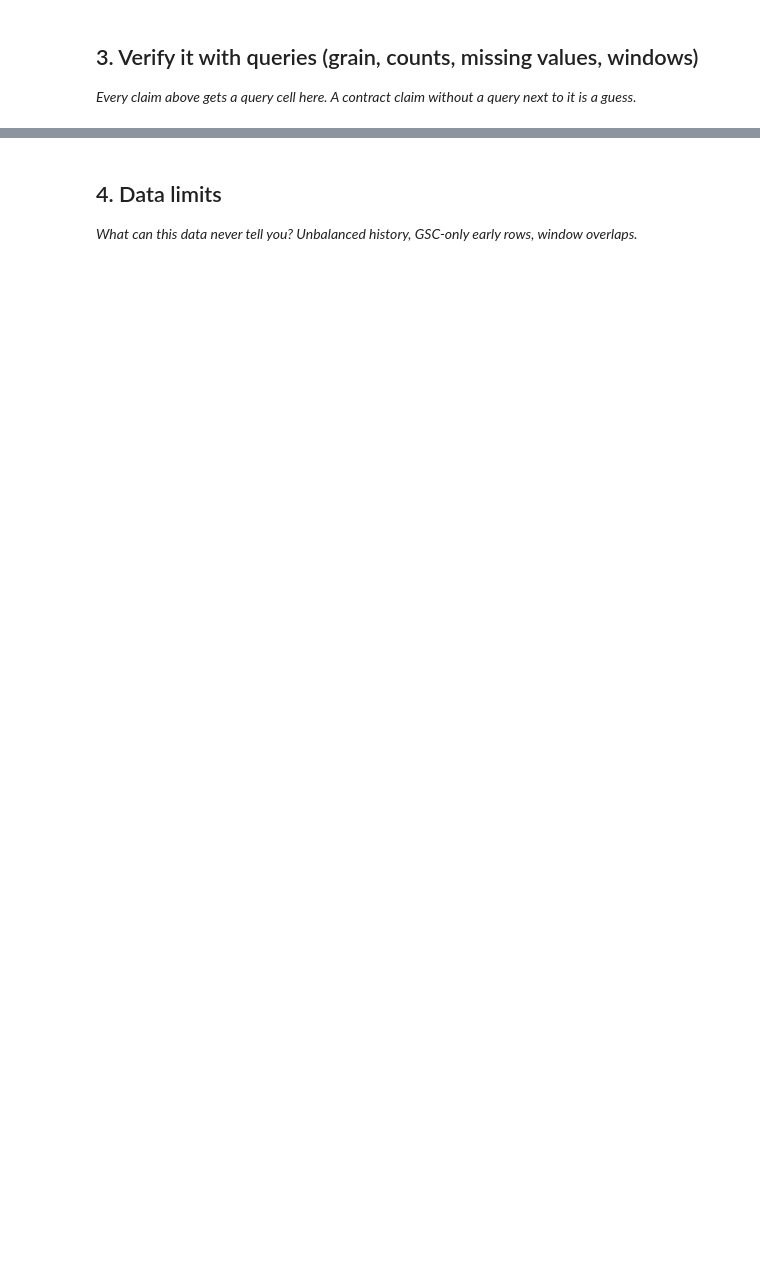
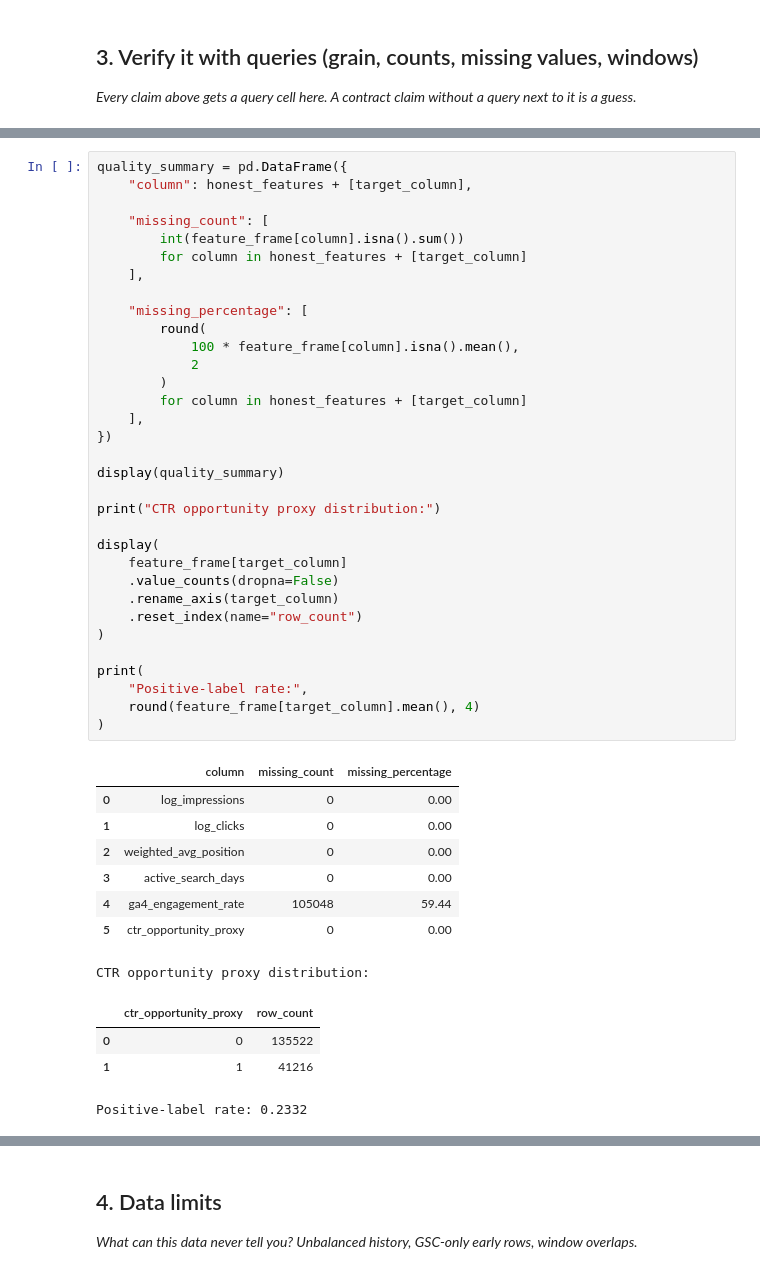
Before and after one commit to melikekaya01/flyrank-ml, a Jupyter notebook: work/notebooks/w03_data_contract.ipynb, the cells around one changed output, grey strips where cells are left out. Saved outputs shown, nothing was run; the diff lists cells and outputs as text; blank space fills up the shorter version.

```diff
--- a/work/notebooks/w03_data_contract.ipynb
+++ b/work/notebooks/w03_data_contract.ipynb
@@ -29,0 +510,46 @@ This skeleton is yours to fill. Work the sections **in order** — each one has
+# %%
+quality_summary = pd.DataFrame({
+    "column": honest_features + [target_column],
+
+    "missing_count": [
+        int(feature_frame[column].isna().sum())
+        for column in honest_features + [target_column]
+    ],
+
+    "missing_percentage": [
+        round(
+            100 * feature_frame[column].isna().mean(),
+            2
+        )
+        for column in honest_features + [target_column]
+    ],
+})
+
+display(quality_summary)
+
+print("CTR opportunity proxy distribution:")
+
+display(
+    feature_frame[target_column]
+    .value_counts(dropna=False)
+    .rename_axis(target_column)
+    .reset_index(name="row_count")
+)
+
+print(
+    "Positive-label rate:",
+    round(feature_frame[target_column].mean(), 4)
+)
+# %% [output]
+|  | column | missing_count | missing_percentage |
+| 0 | log_impressions | 0 | 0.00 |
+| 1 | log_clicks | 0 | 0.00 |
+| 2 | weighted_avg_position | 0 | 0.00 |
+| 3 | active_search_days | 0 | 0.00 |
+| 4 | ga4_engagement_rate | 105048 | 59.44 |
+| 5 | ctr_opportunity_proxy | 0 | 0.00 |
+CTR opportunity proxy distribution:
+|  | ctr_opportunity_proxy | row_count |
+| 0 | 0 | 135522 |
+| 1 | 1 | 41216 |
+Positive-label rate: 0.2332
```
Also changed, not shown: parts of 28 cells of this notebook.
